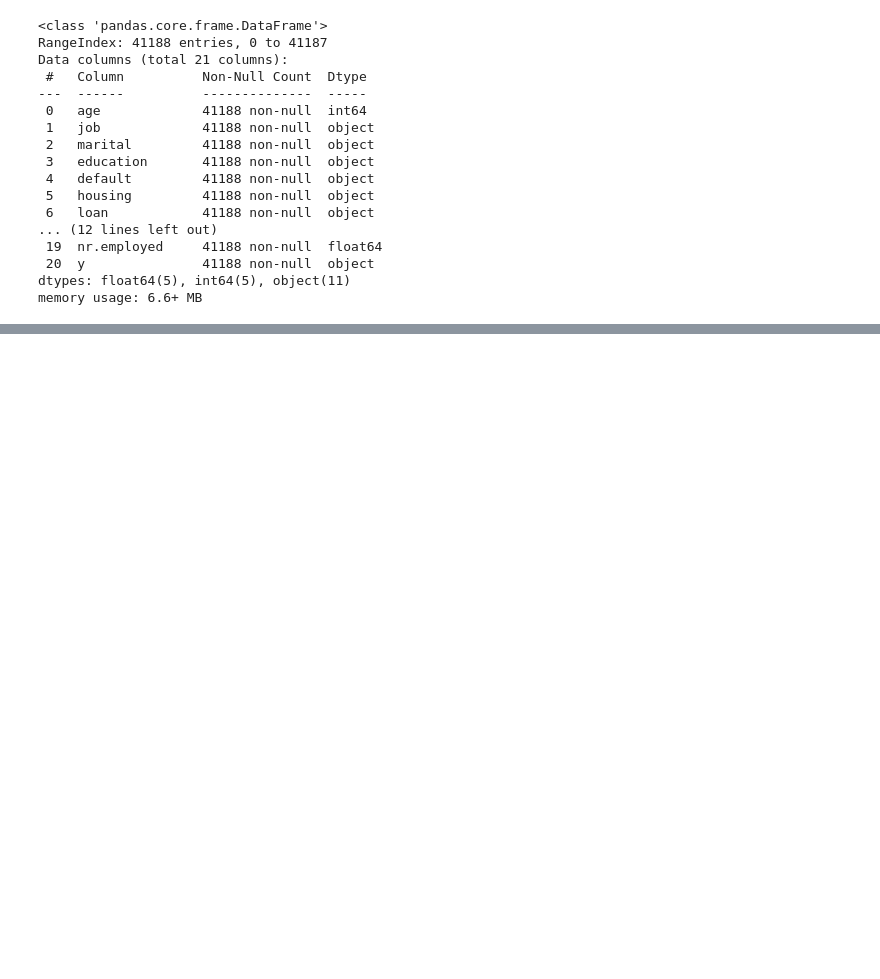
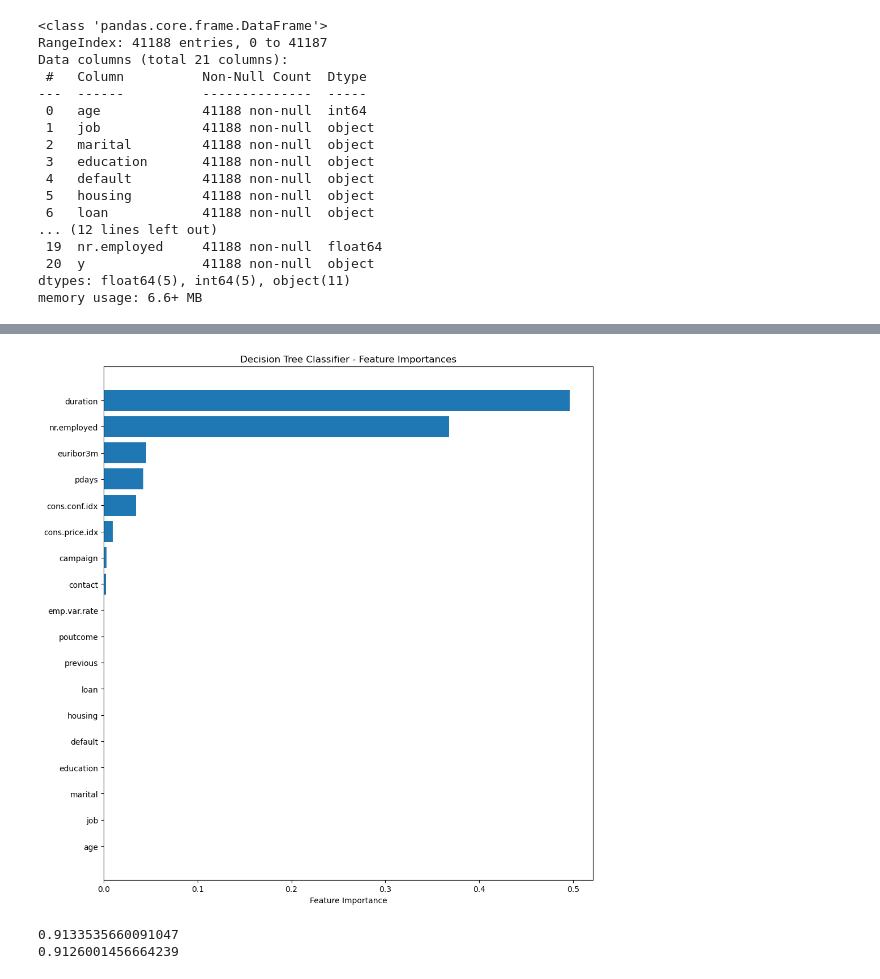
Before and after one commit to Sriworks1/AI-ML-Classifier-Comparison, a Jupyter notebook: Classifier-Comparison.ipynb, the cells around one changed output, grey strips where cells are left out. Cells and saved outputs as stored; diff of their text form; code cells hidden in the pictures; blank space fills up the shorter version.

```diff
--- a/Classifier-Comparison.ipynb
+++ b/Classifier-Comparison.ipynb
@@ -53,0 +169,30 @@ memory usage: 6.6+ MB
+# %%
+# Get feature importances from the decision tree model
+feature_importances = tree.feature_importances_
+sorted_idx = np.argsort(feature_importances)
+
+# Create a horizontal bar plot for feature importances
+plt.figure(figsize=(10, 10))
+plt.barh(range(X.shape[1]), feature_importances[sorted_idx], align='center')
+plt.yticks(range(X.shape[1]), X.columns[sorted_idx])
+plt.xlabel('Feature Importance')
+plt.title('Decision Tree Classifier - Feature Importances')
+plt.tight_layout()
+plt.show()
+# %% [output]
+[figure, added]
+# %%
+tree_grid_search = GridSearchCV(DecisionTreeClassifier(), param_grid={'max_depth': [None, 5, 10],'ccp_alpha': [0.001, 0.002, 0.005, 0.01, 0.02, 0.05, 0.1, 0.2]}, cv=5).fit(X_train_scaled, y_train)
+dtree_pruned = DecisionTreeClassifier(max_depth=None,ccp_alpha = 0.001).fit(X_train_scaled, y_train)
+
+y_train_pred = dtree_pruned.predict(X_train_scaled)
+y_test_pred = dtree_pruned.predict(X_test_scaled)
+
+train_accuracy = accuracy_score(y_train, y_train_pred)
+test_accuracy = accuracy_score(y_test, y_test_pred)
+
+print(train_accuracy)
+print(test_accuracy)
+# %% [output]
+0.9133535660091047
+0.9126001456664239
```
Also changed, not shown: parts of 14 cells of this notebook, 8 other files.
